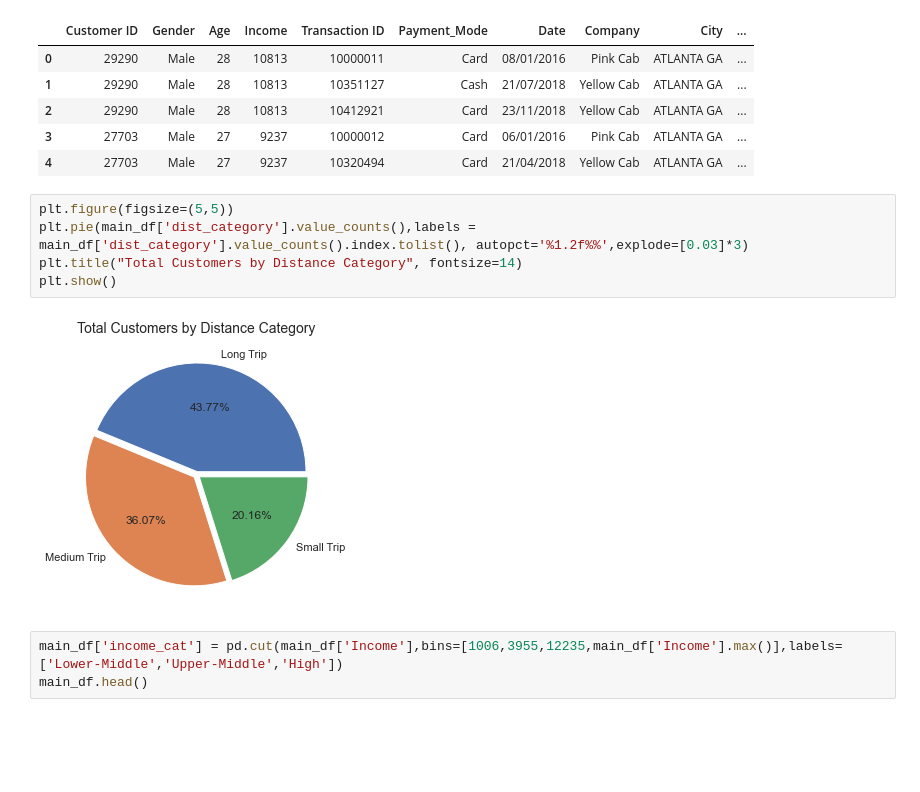
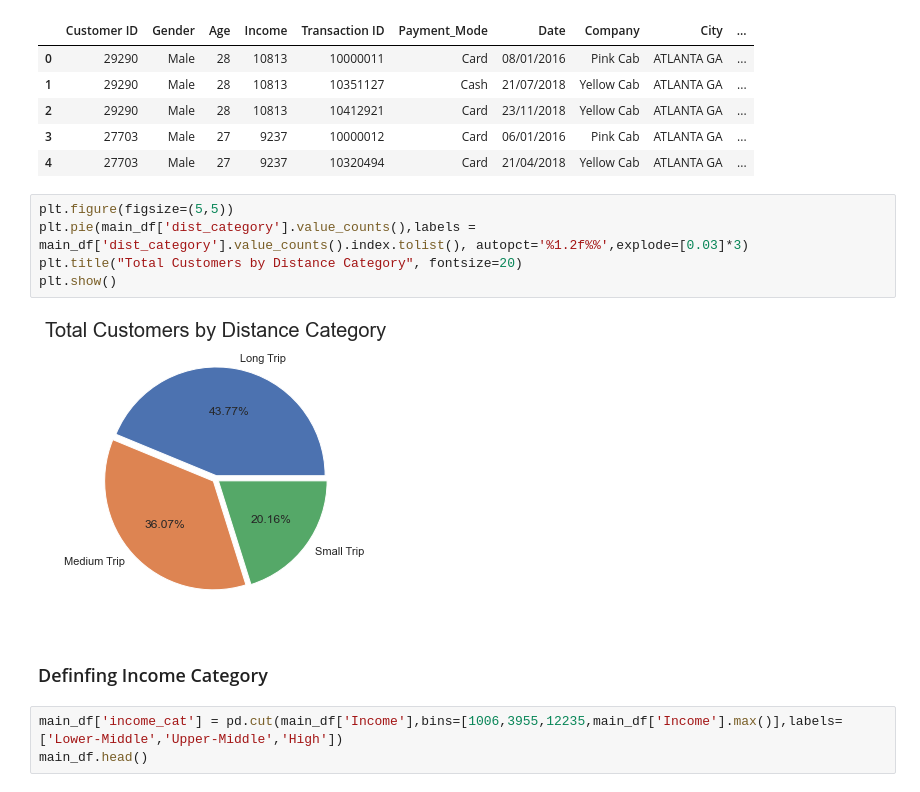
Before and after one commit to yashjadwani/Week2, a Jupyter notebook: Week2_G2M_CAB.ipynb, the cells around one changed output. Cells and saved outputs as stored; diff of their text form; blank space fills up the shorter version.

```diff
--- a/Week2_G2M_CAB.ipynb
+++ b/Week2_G2M_CAB.ipynb
@@ -425,10 +427,12 @@ main_df.head()
 # %%
 plt.figure(figsize=(5,5))
 plt.pie(main_df['dist_category'].value_counts(),labels = main_df['dist_category'].value_counts().index.tolist(), autopct='%1.2f%%',explode=[0.03]*3)
-plt.title("Total Customers by Distance Category", fontsize=14)
+plt.title("Total Customers by Distance Category", fontsize=20)
 plt.show()
 # %% [output]
-[figure, old version]
+[figure, new version]
+# %% [markdown]
+### Definfing Income Category
 # %%
 main_df['income_cat'] = pd.cut(main_df['Income'],bins=[1006,3955,12235,main_df['Income'].max()],labels=['Lower-Middle','Upper-Middle','High'])
 main_df.head()
```
Also changed, not shown: parts of 31 cells of this notebook.
